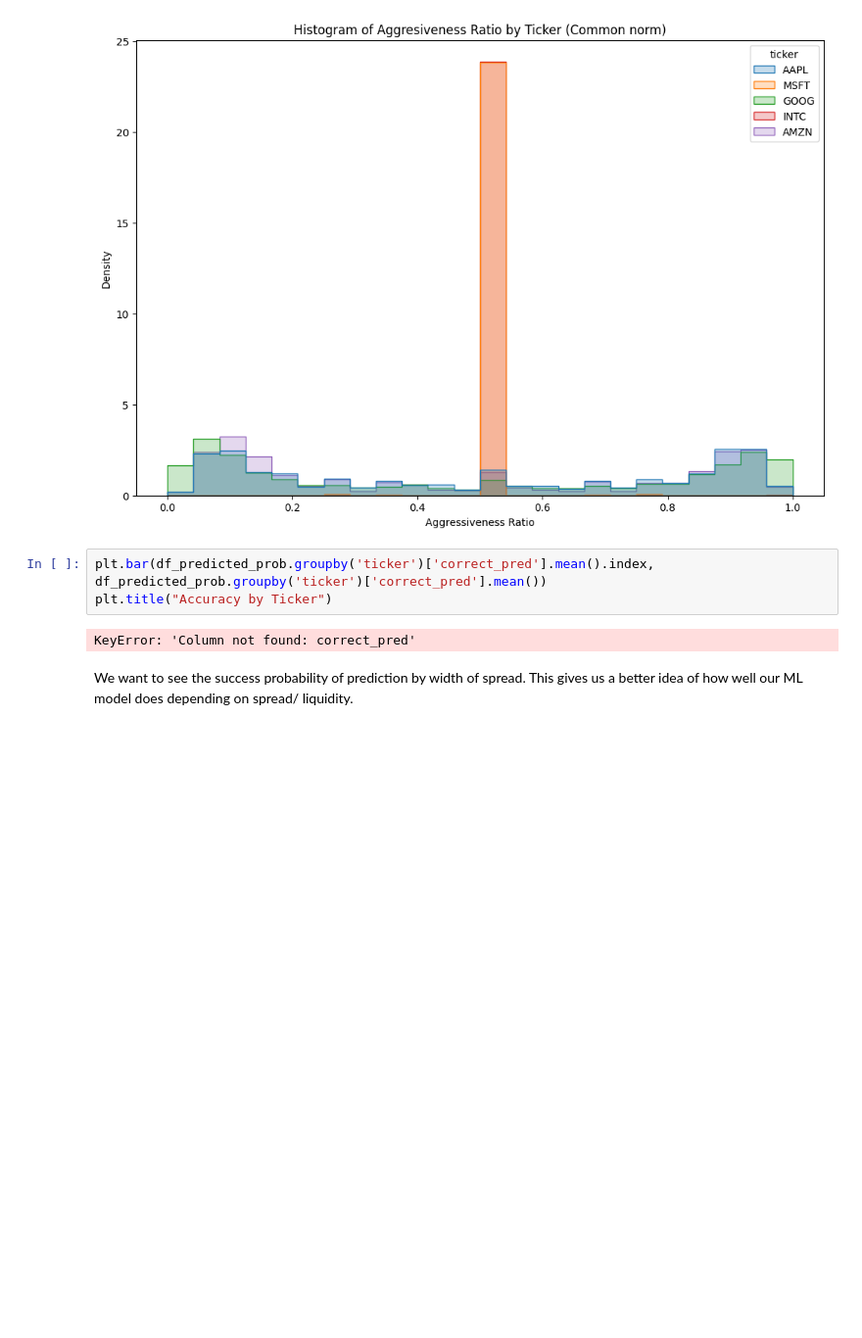
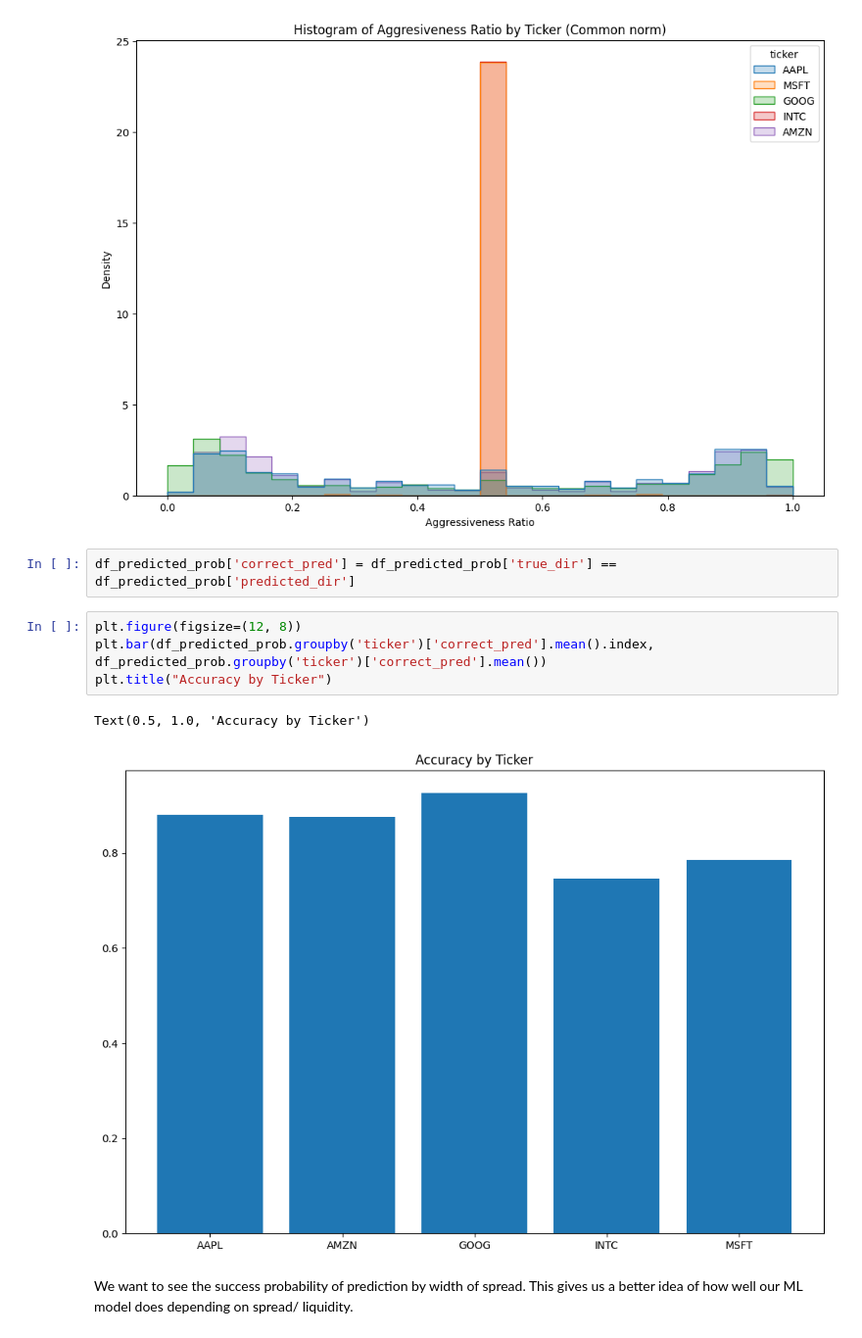
Before and after one commit to JingHui-Tan/dissertation-iceberg, a Jupyter notebook: direction_analysis.ipynb, the cells around one changed output. Shown at 98% size. Saved outputs shown, nothing was run; the diff lists cells and outputs as text; blank space fills up the shorter version.

```diff
--- a/direction_analysis.ipynb
+++ b/direction_analysis.ipynb
@@ -460,11 +478,15 @@ plt.title('Histogram of Aggresiveness Ratio by Ticker (Common norm)')
 plt.show()
 # %% [output]
 [figure]
+# %%
+df_predicted_prob['correct_pred'] = df_predicted_prob['true_dir'] == df_predicted_prob['predicted_dir']
 # %%
+plt.figure(figsize=(12, 8))
 plt.bar(df_predicted_prob.groupby('ticker')['correct_pred'].mean().index, df_predicted_prob.groupby('ticker')['correct_pred'].mean())
 plt.title("Accuracy by Ticker")
 # %% [output]
-KeyError: 'Column not found: correct_pred'
+Text(0.5, 1.0, 'Accuracy by Ticker')
+[figure, added]
 # %% [markdown]
 We want to see the success probability of prediction by width of spread. This gives us a better idea of how well our ML model does depending on spread/ liquidity.
 # %%
```
Also changed, not shown: parts of 83 cells of this notebook.
